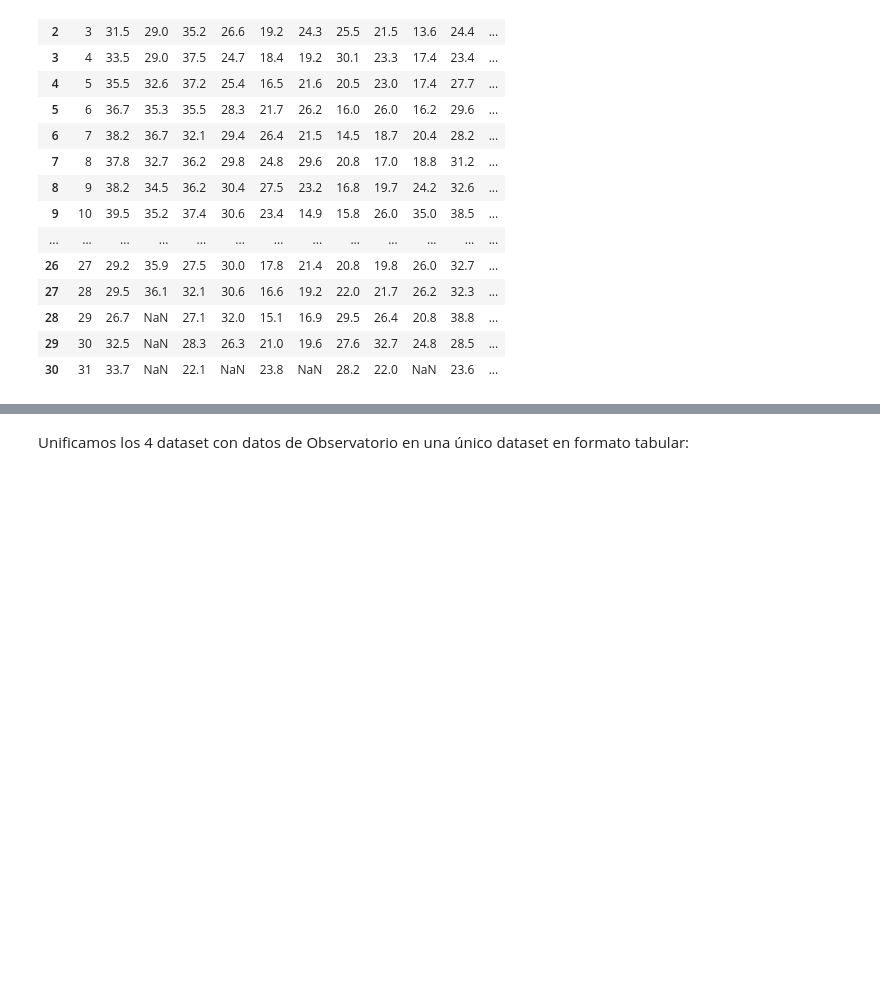
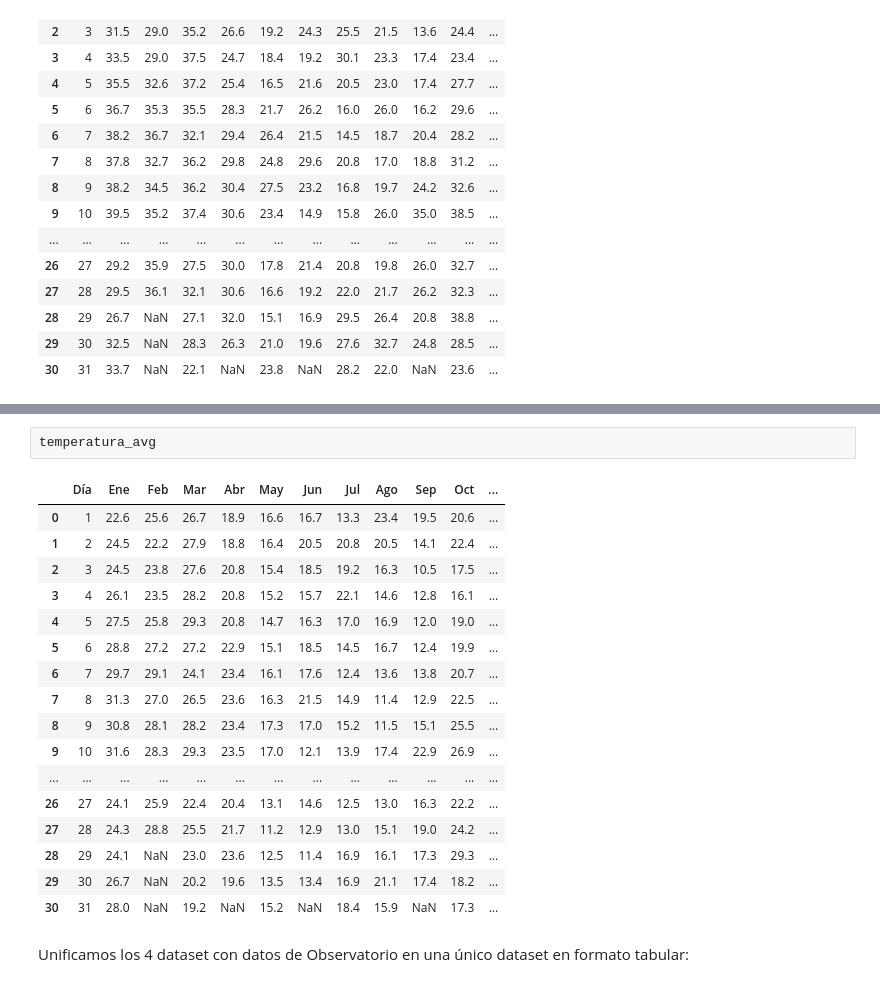
Before and after one commit to pasollipaula/DiplodatosMentoria, a Jupyter notebook: carga_datasets.ipynb, the cells around one changed output, grey strips where cells are left out. Saved outputs shown, nothing was run; the diff lists cells and outputs as text; blank space fills up the shorter version.

```diff
--- a/carga_datasets.ipynb
+++ b/carga_datasets.ipynb
@@ -305,3 +483,23 @@ Rango de fechas del clima: 2023-06-12 00:00:00 - 2024-06-10 00:00:00
+# %%
+temperatura_avg
+# %% [output]
+|  | Día | Ene | Feb | Mar | Abr | May | Jun | Jul | Ago | Sep | Oct | ... |
+| 0 | 1 | 22.6 | 25.6 | 26.7 | 18.9 | 16.6 | 16.7 | 13.3 | 23.4 | 19.5 | 20.6 | ... |
+| 1 | 2 | 24.5 | 22.2 | 27.9 | 18.8 | 16.4 | 20.5 | 20.8 | 20.5 | 14.1 | 22.4 | ... |
+| 2 | 3 | 24.5 | 23.8 | 27.6 | 20.8 | 15.4 | 18.5 | 19.2 | 16.3 | 10.5 | 17.5 | ... |
+| 3 | 4 | 26.1 | 23.5 | 28.2 | 20.8 | 15.2 | 15.7 | 22.1 | 14.6 | 12.8 | 16.1 | ... |
+| 4 | 5 | 27.5 | 25.8 | 29.3 | 20.8 | 14.7 | 16.3 | 17.0 | 16.9 | 12.0 | 19.0 | ... |
+| 5 | 6 | 28.8 | 27.2 | 27.2 | 22.9 | 15.1 | 18.5 | 14.5 | 16.7 | 12.4 | 19.9 | ... |
+| 6 | 7 | 29.7 | 29.1 | 24.1 | 23.4 | 16.1 | 17.6 | 12.4 | 13.6 | 13.8 | 20.7 | ... |
+| 7 | 8 | 31.3 | 27.0 | 26.5 | 23.6 | 16.3 | 21.5 | 14.9 | 11.4 | 12.9 | 22.5 | ... |
+| 8 | 9 | 30.8 | 28.1 | 28.2 | 23.4 | 17.3 | 17.0 | 15.2 | 11.5 | 15.1 | 25.5 | ... |
+| 9 | 10 | 31.6 | 28.3 | 29.3 | 23.5 | 17.0 | 12.1 | 13.9 | 17.4 | 22.9 | 26.9 | ... |
+| ... | ... | ... | ... | ... | ... | ... | ... | ... | ... | ... | ... | ... |
+| 26 | 27 | 24.1 | 25.9 | 22.4 | 20.4 | 13.1 | 14.6 | 12.5 | 13.0 | 16.3 | 22.2 | ... |
+| 27 | 28 | 24.3 | 28.8 | 25.5 | 21.7 | 11.2 | 12.9 | 13.0 | 15.1 | 19.0 | 24.2 | ... |
+| 28 | 29 | 24.1 | NaN | 23.0 | 23.6 | 12.5 | 11.4 | 16.9 | 16.1 | 17.3 | 29.3 | ... |
+| 29 | 30 | 26.7 | NaN | 20.2 | 19.6 | 13.5 | 13.4 | 16.9 | 21.1 | 17.4 | 18.2 | ... |
+| 30 | 31 | 28.0 | NaN | 19.2 | NaN | 15.2 | NaN | 18.4 | 15.9 | NaN | 17.3 | ... |
 # %% [markdown]
 Unificamos los 4 dataset con datos de Observatorio en una único dataset en formato tabular:
 # %%
```
Also changed, not shown: parts of 51 cells of this notebook.
